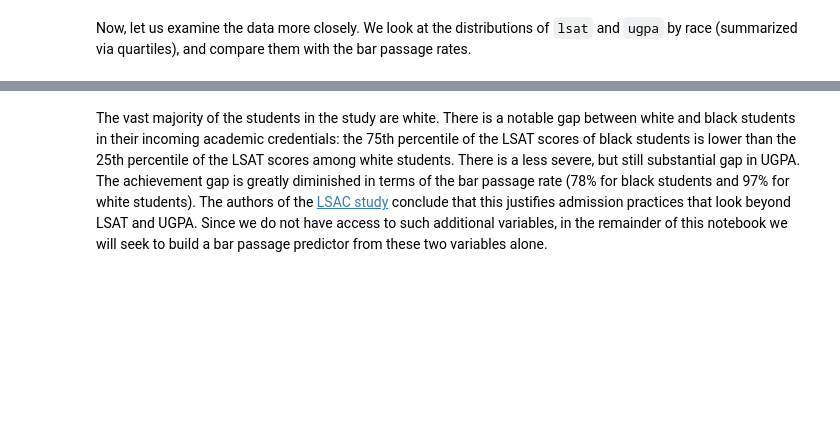
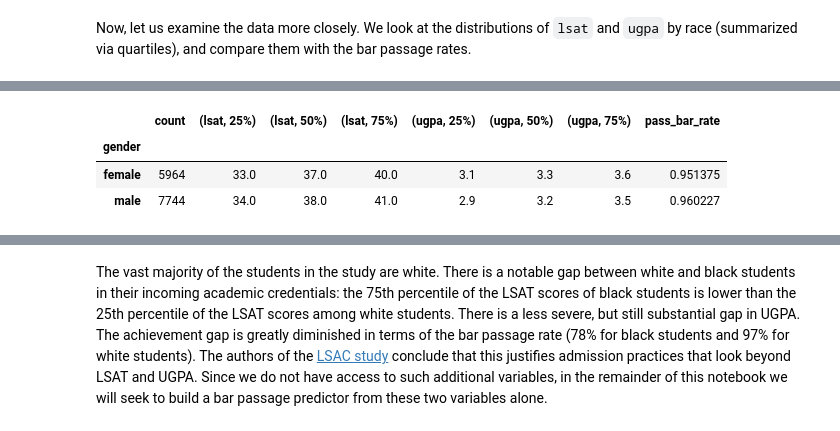
Before and after one commit to fairlearn/fairlearn, a Jupyter notebook: notebooks/Mitigating Disparities in Ranking from Binary Data.ipynb, the cells around one changed output, grey strips where cells are left out. Cells and saved outputs as stored; diff of their text form; code cells hidden in the pictures; blank space fills up the shorter version.

```diff
--- a/notebooks/Mitigating Disparities in Ranking from Binary Data.ipynb
+++ b/notebooks/Mitigating Disparities in Ranking from Binary Data.ipynb
@@ -67,0 +73,19 @@ display(summary_by_race)
+# %%
+all_train_grouped_by_gender = all_train.groupby('gender')
+
+counts_by_gender = all_train_grouped_by_gender[['lsat']].count().rename(
+    columns={'lsat': 'count'})
+
+quartiles_by_gender = all_train_grouped_by_gender[['lsat','ugpa']].quantile([.25, .50, .75]).rename(
+    index={0.25: "25%", 0.5: "50%", 0.75: "75%"}, level=1).unstack()
+
+rates_by_gender = all_train_grouped_by_gender[['pass_bar']].mean().rename(
+    columns={'pass_bar': 'pass_bar_rate'})
+
+summary_by_gender = pd.concat([counts_by_gender, quartiles_by_gender, rates_by_gender], axis=1)
+display(summary_by_gender)
+# %% [output]
+|  | count | (lsat, 25%) | (lsat, 50%) | (lsat, 75%) | (ugpa, 25%) | (ugpa, 50%) | (ugpa, 75%) | pass_bar_rate |
+| gender |  |  |  |  |  |  |  |  |
+| female | 5964 | 33.0 | 37.0 | 40.0 | 3.1 | 3.3 | 3.6 | 0.951375 |
+| male | 7744 | 34.0 | 38.0 | 41.0 | 2.9 | 3.2 | 3.5 | 0.960227 |
```
Also changed, not shown: parts of 13 cells of this notebook.
